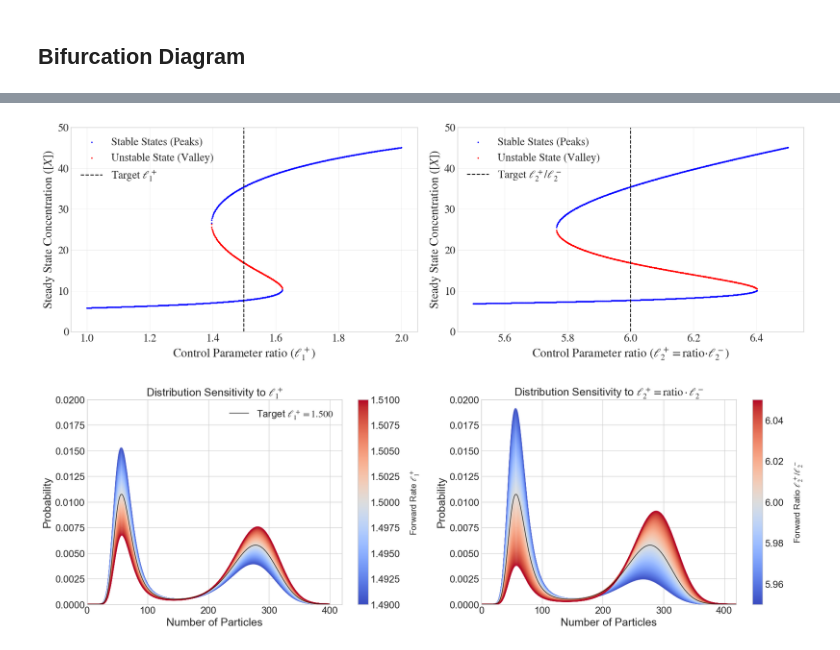
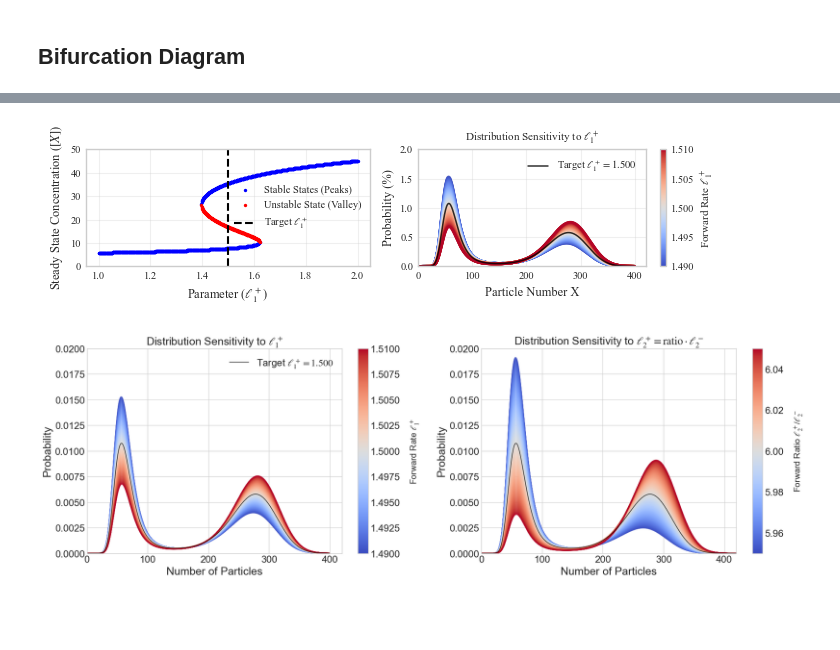
Before and after one commit to LLUVVC/bistable_model_simulation, a Jupyter notebook: notebooks/04_bifurcation_and_distribution_curve.ipynb, the cells around one changed output, grey strips where cells are left out. Saved outputs shown, nothing was run; the diff lists cells and outputs as text; code cells hidden in the pictures; blank space fills up the shorter version.

```diff
--- a/notebooks/04_bifurcation_and_distribution_curve.ipynb
+++ b/notebooks/04_bifurcation_and_distribution_curve.ipynb
@@ -13,11 +13,16 @@ import matplotlib.pyplot as plt
 #     'ytick.labelsize': 12,    # Numbers on the Y axis
 #     'legend.fontsize': 12     # Legend text size
 # })
+plt.subplots_adjust(hspace=0.38, wspace=0.12)
 plt.rcParams.update({
-        'font.size': 18,          # General font size
-        'axes.titlesize': 22,     # Subtitles & top case labels
-        'axes.labelsize': 20,     # Axis labels (X and Y labels)
-        'xtick.labelsize': 18,    # X-axis tick numbers
-        'ytick.labelsize': 18,    # Y-axis tick numbers
-        'legend.fontsize': 18     # Legend font size
-    })
+    'font.size': 8,          # General font size
+    'axes.titlesize': 8,     # Subtitles & top case labels
+    'axes.labelsize': 9,     # Axis labels (X and Y labels)
+    'xtick.labelsize': 7.5,    # X-axis tick numbers
+    'ytick.labelsize': 7.5,    # Y-axis tick numbers
+    'legend.fontsize': 7.5,     # Legend font size
+    'font.family': 'serif',
+    'font.serif': ['Times New Roman', 'DejaVu Serif'],
+    'mathtext.fontset': 'stix'
+
+})
@@ -139,41 +146,82 @@ for p in parameter_sweep_l2ratio:
 # %%
 
 # Plotting
-fig, (ax1, ax2) = plt.subplots(1,2,figsize=(18, 6))
+fig, (ax1, ax2) = plt.subplots(1,2,figsize=(7, 2))
+plt.subplots_adjust(hspace=0.38, wspace=0.22)
 # Plot the stable branches
 ax1.scatter(stable_x_l1, stable_y_l1, color='blue', s=2, label='Stable States (Peaks)')
 
 # Plot the unstable branch
 if unstable_x_l1:
     ax1.scatter(unstable_x_l1, unstable_y_l1, color='red', s=2, label='Unstable State (Valley)')
 
 # Draw a line showing our "target" parameter
 ax1.axvline(x=1.5, color='black', linestyle='--', label='Target $\ell_1^+$')
 
 # plt.title("Bifurcation Diagram of the Schlögl Model")
-ax1.set_xlabel("Control Parameter ratio ($\ell_1^+$)")
+ax1.set_xlabel("Parameter ($\ell_1^+$)")
 ax1.set_ylabel("Steady State Concentration ($[X]$)")
 ax1.legend()
 ax1.grid(True, alpha=0.3)
 ax1.set_ylim(0,50)
-# Plot the stable branches
-ax2.scatter(stable_x_l2, stable_y_l2, color='blue', s=2, label='Stable States (Peaks)')
+# # Plot the stable branches
+# ax2.scatter(stable_x_l2, stable_y_l2, color='blue', s=2, label='Stable States (Peaks)')
+cmap1 = plt.get_cmap('coolwarm')
+a, b = 10, 20
+parameter_sweep_l1p = np.linspace(1.49, 1.51, 100)
+# Suppose l1p_values is your list/array of l1p values
+l1p_min = min(parameter_sweep_l1p)
+l1p_max = max(parameter_sweep_l1p)
+# 3. Plot each line using the colormap
+for i, l1p in enumerate(parameter_sweep_l1p):
+    # Normalize the current l1p value between 0 and 1 for the colormap
+    color_intensity = (l1p - l1p_min) / (l1p_max - l1p_min)
+    color = cmap1(color_intensity)
+    x_data = np.arange(400)
+    l = np.array((l1p, 1500., 150., 25., 5.75, 25.))
+    k = calculate_k_from_l(l)
+    y_data = get_analytical_dist(400, k, a, b, vol=8.)
+    # Plot without a legend label
+    ax2.plot(x_data, y_data*100, color=color, linewidth=2, alpha=0.8)
+# the exact one:
+l = np.array((1.5, 1500., 150., 25., 5.75, 25.))
+k = calculate_k_from_l(l)
+y_data = get_analytical_dist(400, k, a, b, vol=8.)
+# Plot without a legend label
+ax2.plot(x_data, y_data*100, color='black', linewidth=1.1, alpha=0.8, label=r'Target $\ell_1^+ = 1.500$')
+# 4. Add a colorbar instead of a legend
+sm = plt.cm.ScalarMappable(cmap=cmap1, norm=plt.Normalize(vmin=l1p_min, vmax=l1p_max))
+sm.set_array([])
+cbar = fig.colorbar(sm, ax=ax2)
+cbar.set_label(r'Forward Rate $\ell_1^+$', fontsize=8, labelpad=3)
 
-# Plot the unstable branch
-if unstable_x_l2:
-    ax2.scatter(unstable_x_l2, unstable_y_l2, color='red', s=2, label='Unstable State (Valley)')
+# 5. Clean up axes and labels
+ax2.set_xlabel(r'Particle Number X') #  ($n_X$)
+ax2.set_ylabel(r'Probability (%)') #  $P(n_X)
+ax2.set_title(r'Distribution Sensitivity to $\ell_1^+$')
+ax2.grid(True, alpha=0.3)
+ax2.set_xlim(0,420)
+ax2.set_ylim(0,2.)
+# Optional: Add a subtle highlight for your target value
+# If you have the data for the exact target (1.500), you can plot it thicker/black
+# ax.plot(x_data_target, y_data_target, color='black', linewidth=2.5, linestyle='--', label=r'Target $\ell_1^+ = 1.500$')
+ax2.legend()
+# # Plot the unstable branch
+# if unstable_x_l2:
+#     ax2.scatter(unstable_x_l2, unstable_y_l2, color='red', s=2, label='Unstable State (Valley)')
 
-# Draw a line showing our "target" parameter
-ax2.axvline(x=6.0, color='black', linestyle='--', label='Target $\ell_2^+/\ell_2^-$')
-ax2.set_xlabel("Control Parameter ratio ($\ell_2^+=$ratio$\cdot \ell_2^-$)")
-ax2.set_ylabel("Steady State Concentration ($[X]$)")
-ax2.legend()
-ax2.grid(True, alpha=0.3)
-ax2.set_ylim(0,50)
+# # Draw a line showing our "target" parameter
+# ax2.axvline(x=6.0, color='black', linestyle='--', label='Target $\ell_2^+/\ell_2^-$')
+# ax2.set_xlabel("Control Parameter ratio ($\ell_2^+=$ratio$\cdot \ell_2^-$)")
+# ax2.set_ylabel("Steady State Concentration ($[X]$)")
+# ax2.legend()
+# ax2.grid(True, alpha=0.3)
+# ax2.set_ylim(0,50)
+plt.savefig("bi_sen.pdf", dpi=300, bbox_inches='tight')
 fig.tight_layout()
 # plt.show()
 # %% [output]
-[figure, old version]
+[figure, new version]
 # %%
 
 # 1. Set a clean scientific style
```
Also changed, not shown: parts of 1 cell of this notebook, 26 other files.
